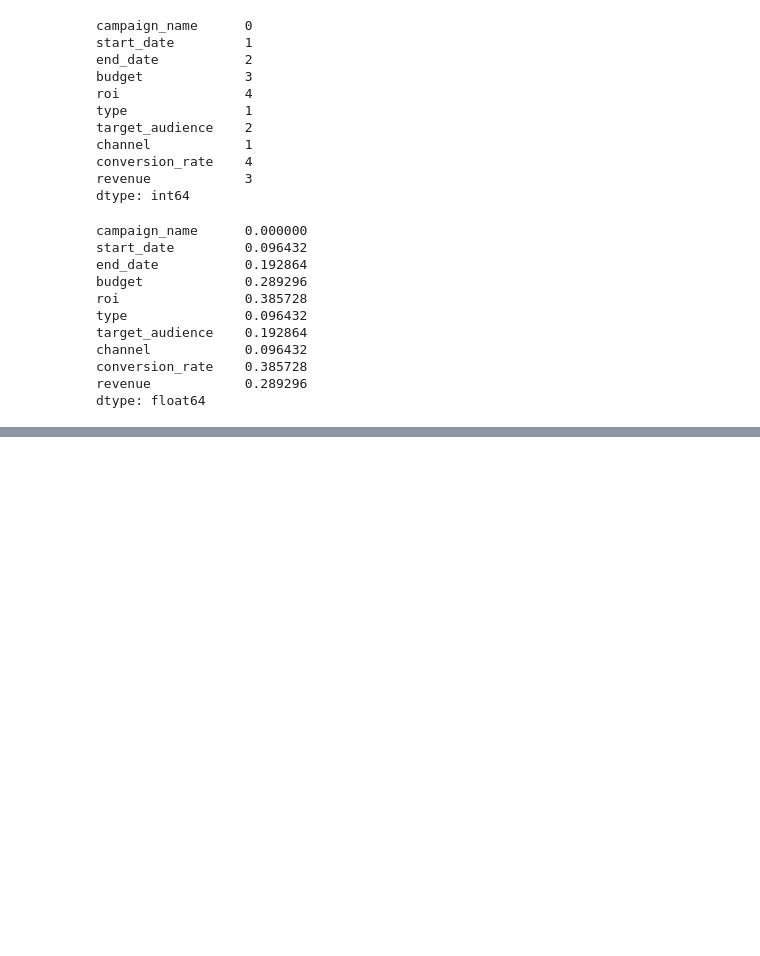
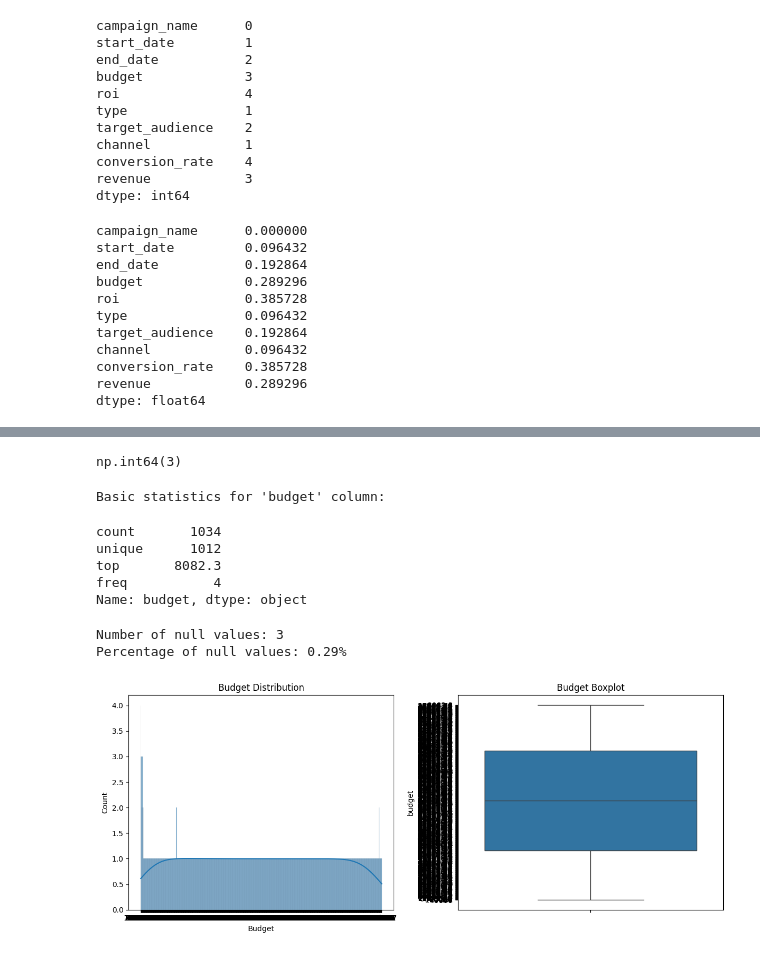
Before and after one commit to AndreiKukushkinBaidurov/Marketing_Proyecto, a Jupyter notebook: PrePros.ipynb, the cells around one changed output, grey strips where cells are left out. Cells and saved outputs as stored; diff of their text form; code cells hidden in the pictures; blank space fills up the shorter version.

```diff
--- a/PrePros.ipynb
+++ b/PrePros.ipynb
@@ -102,0 +326,37 @@ import matplotlib.pyplot as plt
+# %%
+df_limpio['budget'].isnull().sum()
+# %% [output]
+np.int64(3)
+# %%
+# Descriptive statistics for budget column
+print("Basic statistics for 'budget' column:")
+display(df['budget'].describe())
+
+# Additional information about budget distribution
+print("\nNumber of null values:", df['budget'].isnull().sum())
+print("Percentage of null values: {:.2f}%".format(df['budget'].isnull().sum() / len(df) * 100))
+
+# Visualize budget distribution
+plt.figure(figsize=(12, 5))
+
+plt.subplot(1, 2, 1)
+sns.histplot(df['budget'].dropna(), kde=True)
+plt.title('Budget Distribution')
+plt.xlabel('Budget')
+
+plt.subplot(1, 2, 2)
+sns.boxplot(y=df['budget'].dropna())
+plt.title('Budget Boxplot')
+
+plt.tight_layout()
+plt.show()
+# %% [output]
+Basic statistics for 'budget' column:
+count       1034
+unique      1012
+top       8082.3
+freq           4
+Name: budget, dtype: object
+Number of null values: 3
+Percentage of null values: 0.29%
+[figure, added]
```
Also changed, not shown: parts of 31 cells of this notebook, 1 other file.
